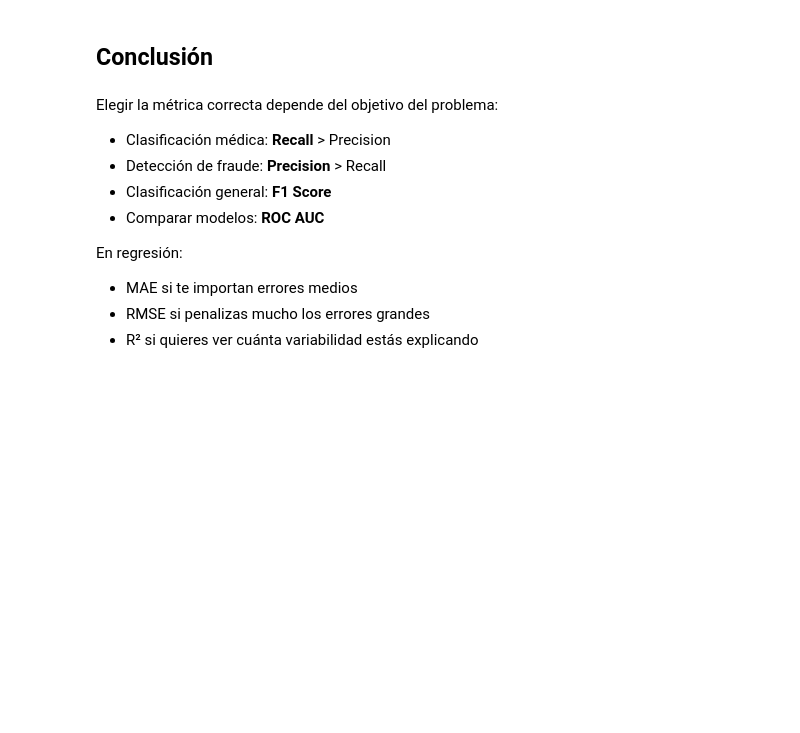
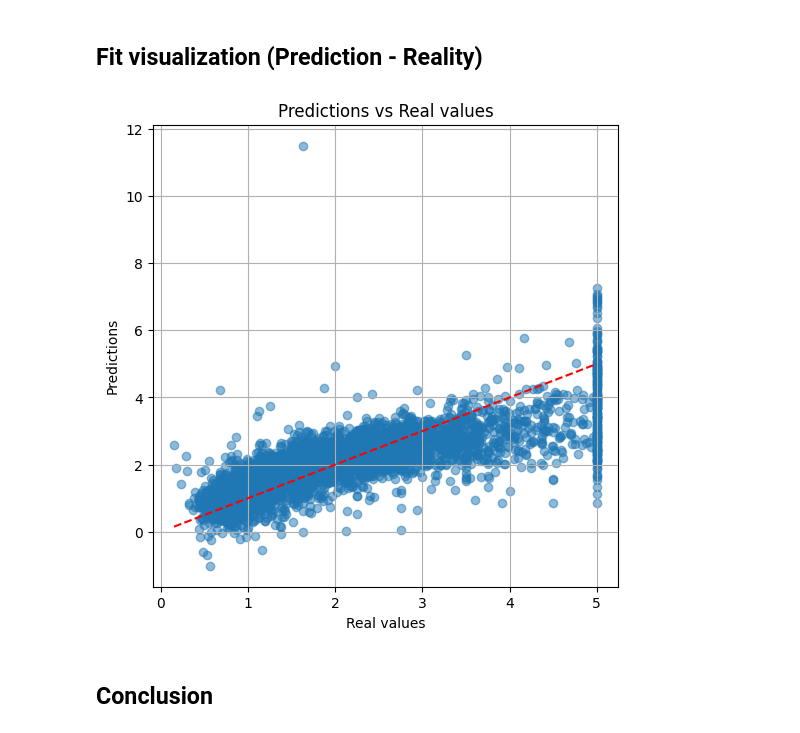
Before and after one commit to Molgol/Data_Science, a Jupyter notebook: 05_model_evaluation/metrics_classification_vs_regression.ipynb, the cells around one changed output. Cells and saved outputs as stored; diff of their text form; code cells hidden in the pictures; blank space fills up the shorter version.

```diff
--- a/05_model_evaluation/metrics_classification_vs_regression.ipynb
+++ b/05_model_evaluation/metrics_classification_vs_regression.ipynb
@@ -104,25 +116,17 @@ print("R2 Score:", r2_score(y_test, y_pred))
+# %% [markdown]
+## Fit visualization (Prediction - Reality)
 # %%
 import matplotlib.pyplot as plt
 
 plt.figure(figsize=(6,6))
 plt.scatter(y_test, y_pred, alpha=0.5)
 plt.plot([y_test.min(), y_test.max()], [y_test.min(), y_test.max()], 'r--')
-plt.xlabel('Valores reales')
-plt.ylabel('Predicciones')
-plt.title('Predicciones vs Realidad')
+plt.xlabel('Real values')
+plt.ylabel('Predictions')
+plt.title('Predictions vs Real values')
 plt.grid(True)
 plt.show()
+# %% [output]
+[figure, added]
 # %% [markdown]
-## Conclusión
+## Conclusion
-# %% [markdown]
-Elegir la métrica correcta depende del objetivo del problema:
-
-- Clasificación médica: **Recall** > Precision
-- Detección de fraude: **Precision** > Recall
-- Clasificación general: **F1 Score**
-- Comparar modelos: **ROC AUC**
-
-En regresión:
-- MAE si te importan errores medios
-- RMSE si penalizas mucho los errores grandes
-- R² si quieres ver cuánta variabilidad estás explicando
```
Also changed, not shown: parts of 18 cells of this notebook.
